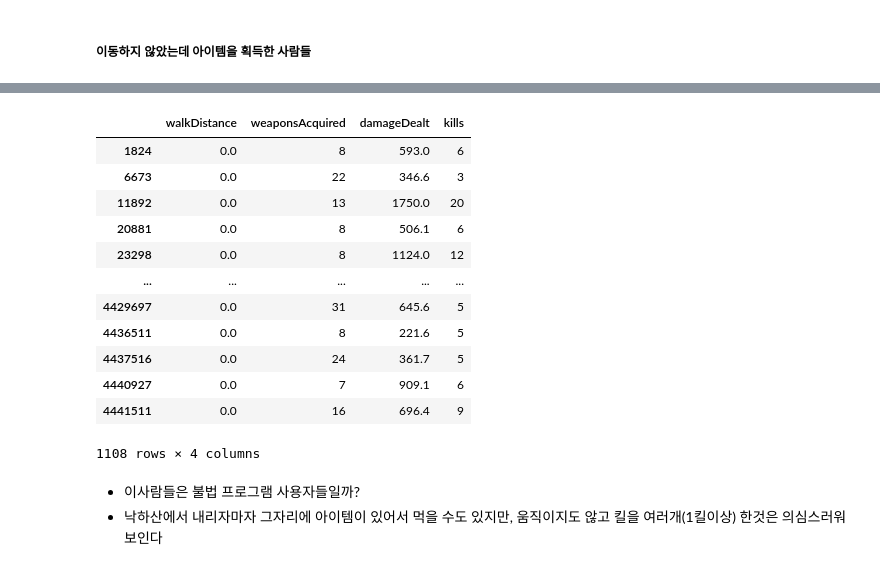
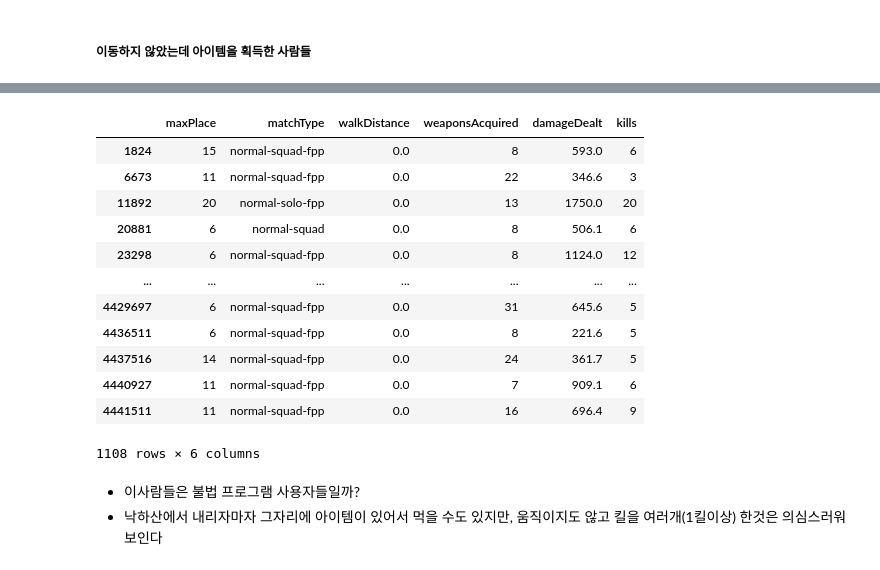
Before and after one commit to Modelling-project/pubg_modelling, a Jupyter notebook: pubg_modelling.ipynb, the cells around one changed output, grey strips where cells are left out. Saved outputs shown, nothing was run; the diff lists cells and outputs as text; code cells hidden in the pictures.

```diff
--- a/pubg_modelling.ipynb
+++ b/pubg_modelling.ipynb
@@ -932,19 +956,19 @@ train[(train.walkDistance == 0) & (train.weaponsAcquired != 0)][['walkDistance',
 # %%
-train[(train.walkDistance == 0) & (train.kills > 1)][['walkDistance', 'weaponsAcquired', 'damageDealt', 'kills']]
+train[(train.walkDistance == 0) & (train.kills >= 2)][['maxPlace', 'matchType', 'walkDistance', 'weaponsAcquired', 'damageDealt', 'kills']]
 # %% [output]
-|  | walkDistance | weaponsAcquired | damageDealt | kills |
-| 1824 | 0.0 | 8 | 593.0 | 6 |
-| 6673 | 0.0 | 22 | 346.6 | 3 |
-| 11892 | 0.0 | 13 | 1750.0 | 20 |
-| 20881 | 0.0 | 8 | 506.1 | 6 |
-| 23298 | 0.0 | 8 | 1124.0 | 12 |
-| ... | ... | ... | ... | ... |
-| 4429697 | 0.0 | 31 | 645.6 | 5 |
-| 4436511 | 0.0 | 8 | 221.6 | 5 |
-| 4437516 | 0.0 | 24 | 361.7 | 5 |
-| 4440927 | 0.0 | 7 | 909.1 | 6 |
-| 4441511 | 0.0 | 16 | 696.4 | 9 |
+|  | maxPlace | matchType | walkDistance | weaponsAcquired | damageDealt | kills |
+| 1824 | 15 | normal-squad-fpp | 0.0 | 8 | 593.0 | 6 |
+| 6673 | 11 | normal-squad-fpp | 0.0 | 22 | 346.6 | 3 |
+| 11892 | 20 | normal-solo-fpp | 0.0 | 13 | 1750.0 | 20 |
+| 20881 | 6 | normal-squad | 0.0 | 8 | 506.1 | 6 |
+| 23298 | 6 | normal-squad-fpp | 0.0 | 8 | 1124.0 | 12 |
+| ... | ... | ... | ... | ... | ... | ... |
+| 4429697 | 6 | normal-squad-fpp | 0.0 | 31 | 645.6 | 5 |
+| 4436511 | 6 | normal-squad-fpp | 0.0 | 8 | 221.6 | 5 |
+| 4437516 | 14 | normal-squad-fpp | 0.0 | 24 | 361.7 | 5 |
+| 4440927 | 11 | normal-squad-fpp | 0.0 | 7 | 909.1 | 6 |
+| 4441511 | 11 | normal-squad-fpp | 0.0 | 16 | 696.4 | 9 |
-1108 rows × 4 columns
+1108 rows × 6 columns
 # %% [markdown]
 - 이사람들은 불법 프로그램 사용자들일까?
 - 낙하산에서 내리자마자 그자리에 아이템이 있어서 먹을 수도 있지만, 움직이지도 않고 킬을 여러개(1킬이상) 한것은 의심스러워 보인다
```
Also changed, not shown: parts of 21 cells of this notebook.
